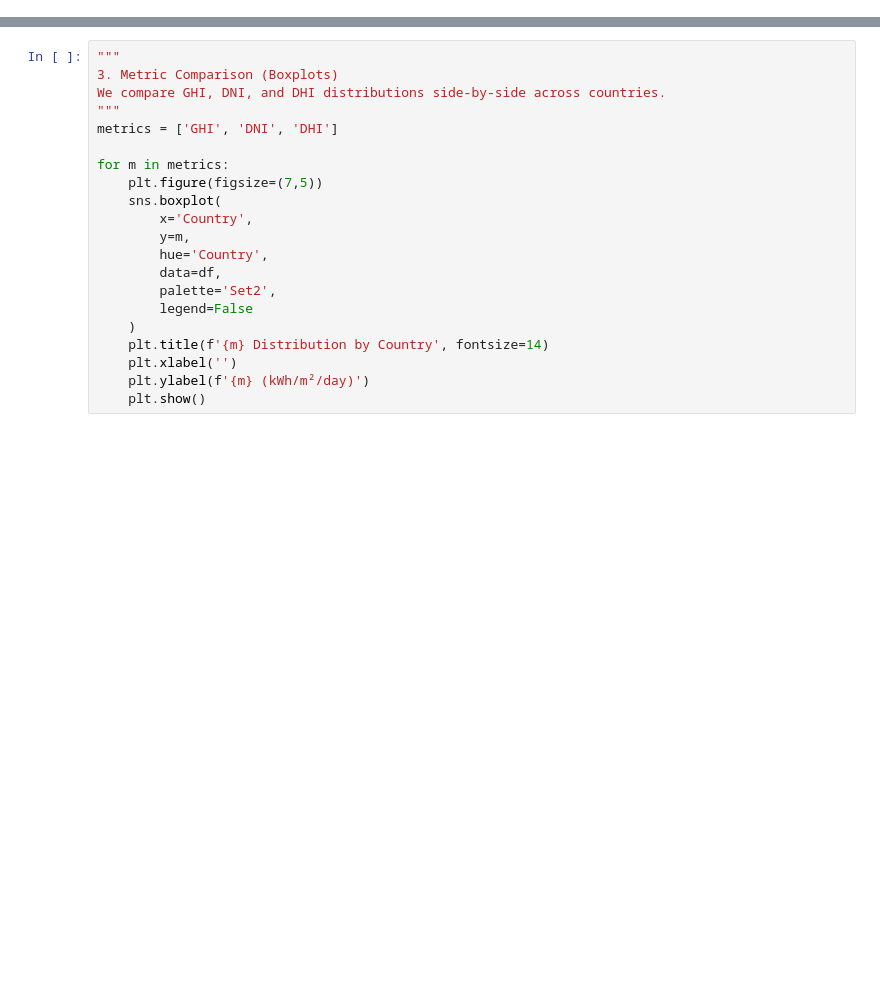
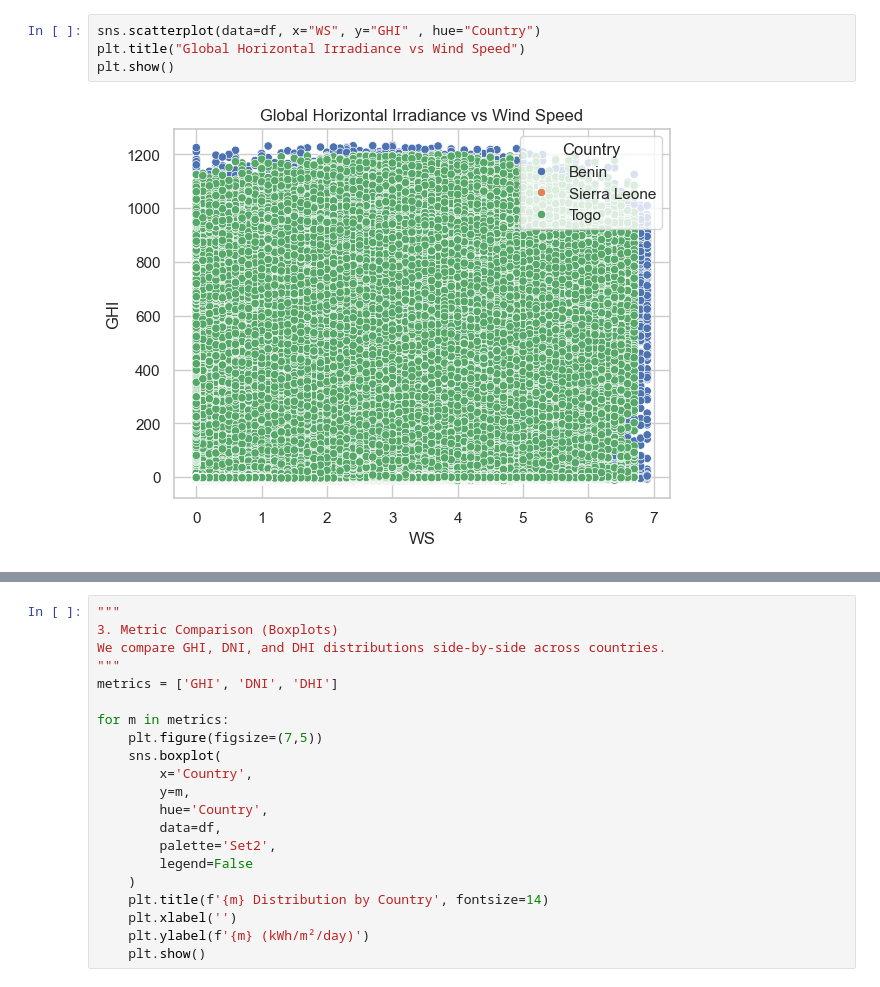
Before and after one commit to birhanu-ma/solar-challenge-week0, a Jupyter notebook: notebooks/compare_countries.ipynb, the cells around one changed output, grey strips where cells are left out. Drawn from its saved outputs; the diff is of its cells as text; blank space fills up the shorter version.

```diff
--- a/notebooks/compare_countries.ipynb
+++ b/notebooks/compare_countries.ipynb
@@ -43,0 +666,6 @@ print(df.head())
+# %%
+sns.scatterplot(data=df, x="WS", y="GHI" , hue="Country")
+plt.title("Global Horizontal Irradiance vs Wind Speed")
+plt.show()
+# %% [output]
+[figure, added]
```
Also changed, not shown: parts of 77 cells of this notebook.
